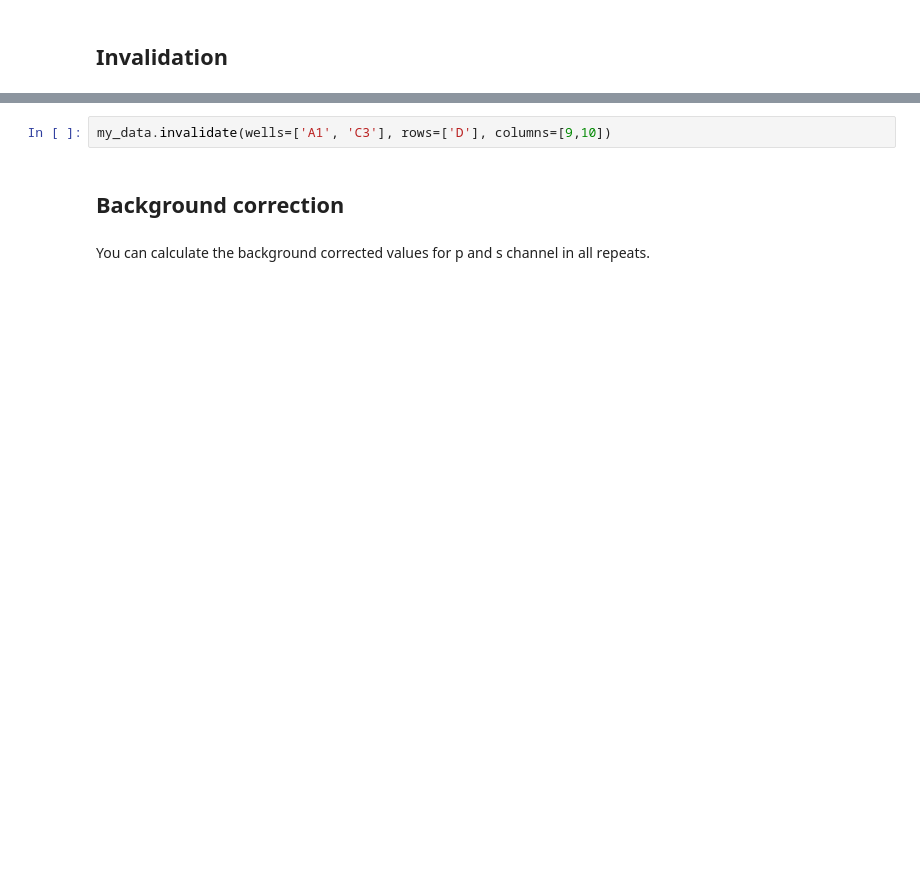
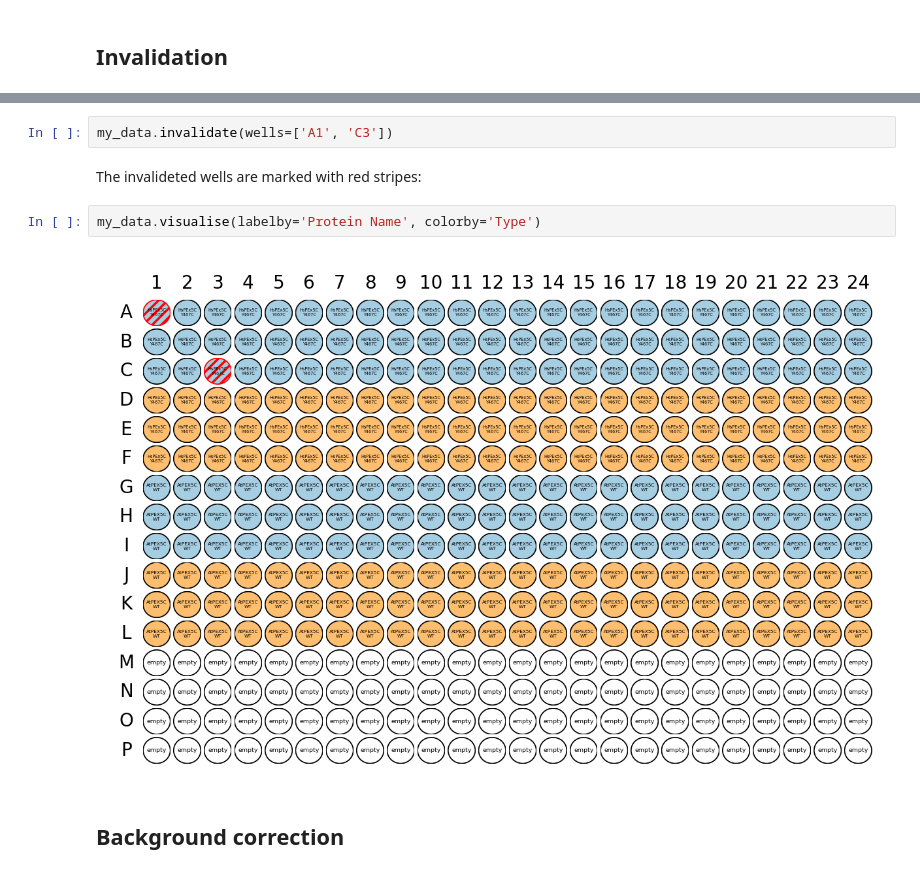
Before and after one commit to mariuszlas/fluanisotropyanalysis, a Jupyter notebook: docs/demo/example.ipynb, the cells around one changed output, grey strips where cells are left out. Cells and saved outputs as stored; diff of their text form; blank space fills up the shorter version.

```diff
--- a/docs/demo/example.ipynb
+++ b/docs/demo/example.ipynb
@@ -37,6 +45,10 @@ You can invalidate individual wells or entire rows or columns so that they will
 # %%
-my_data.invalidate(wells=['A1', 'C3'], rows=['D'], columns=[9,10])
+my_data.invalidate(wells=['A1', 'C3'])
+# %% [markdown]
+The invalideted wells are marked with red stripes:
+# %%
+my_data.visualise(labelby='Protein Name', colorby='Type')
+# %% [output]
+[figure, added]
 # %% [markdown]
 <h2>Background correction</h2>
-# %% [markdown]
-You can calculate the background corrected values for p and s channel in all repeats.
```
Also changed, not shown: parts of 44 cells of this notebook.
